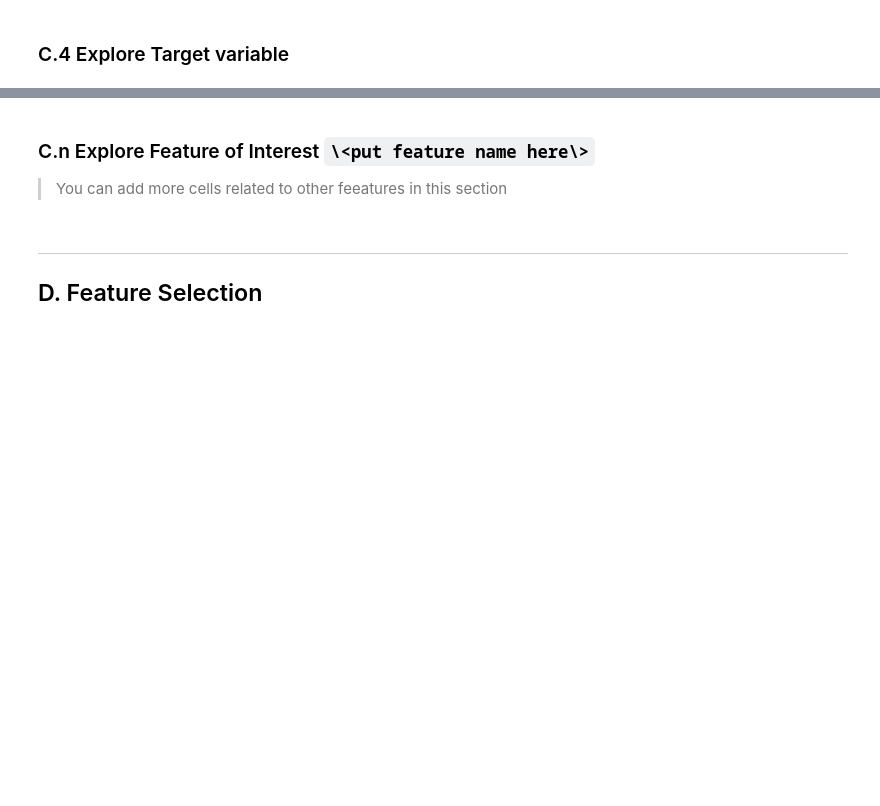
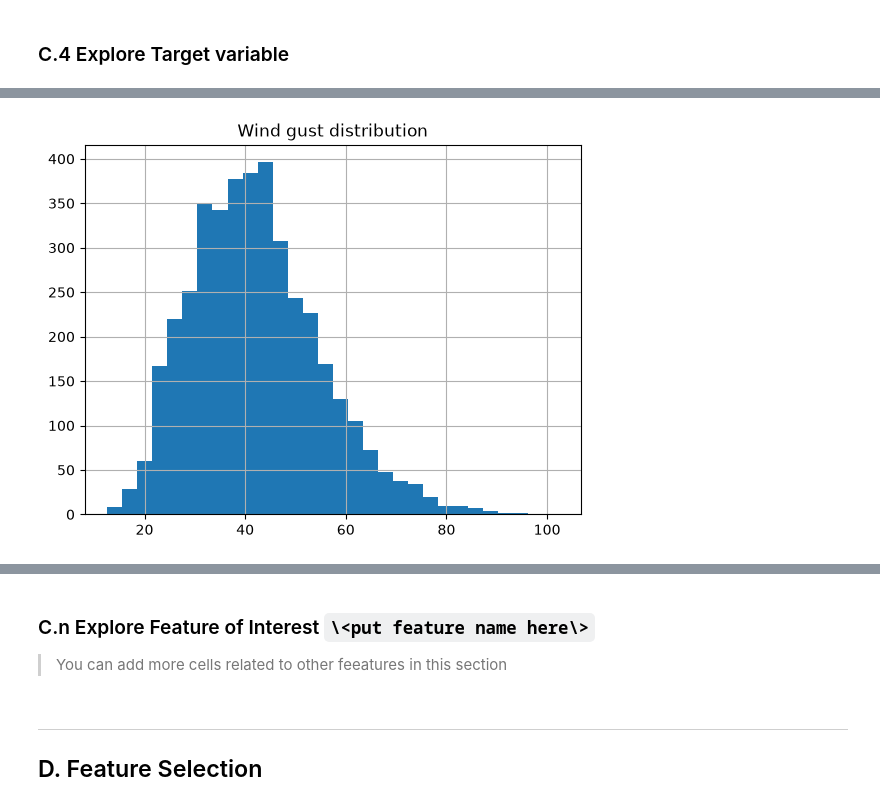
Before and after one commit to nandeeswari19-web/36120-26SP-AT2-25980436-experiments, a Jupyter notebook: notebooks/weather_hazard/36120-26SP-AT2-25980436-weather_hazard.ipynb, the cells around one changed output, grey strips where cells are left out. Cells and saved outputs as stored; diff of their text form; code cells hidden in the pictures; blank space fills up the shorter version.

```diff
--- a/notebooks/weather_hazard/36120-26SP-AT2-25980436-weather_hazard.ipynb
+++ b/notebooks/weather_hazard/36120-26SP-AT2-25980436-weather_hazard.ipynb
@@ -115,0 +222,4 @@ provide a detailed analysis on the selected feature, its distribution, limitatio
+# %%
+daily['wind_gusts_10m'].hist(bins=30); plt.title('Wind gust distribution'); plt.show()
+# %% [output]
+[figure, added]
```
Also changed, not shown: parts of 183 cells of this notebook, 3 other files.
